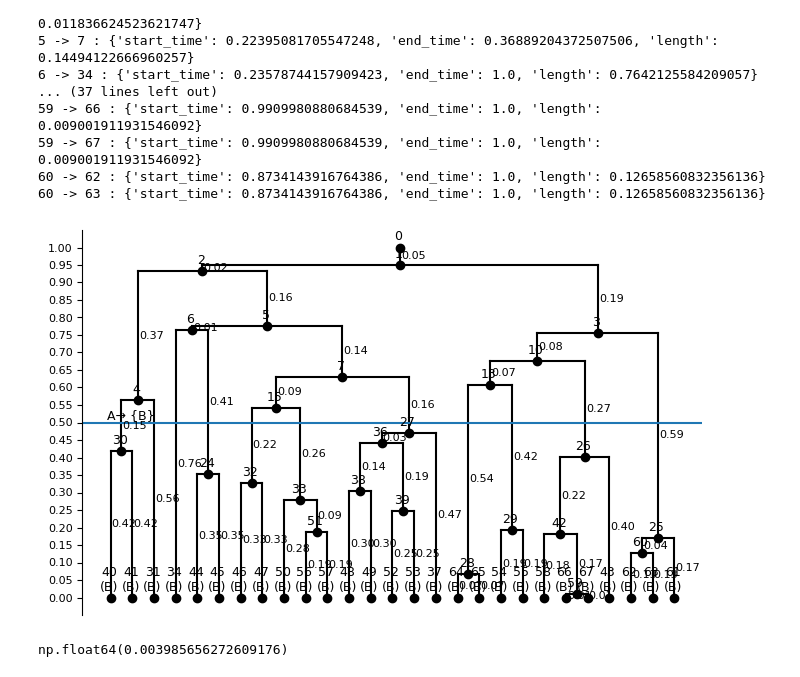
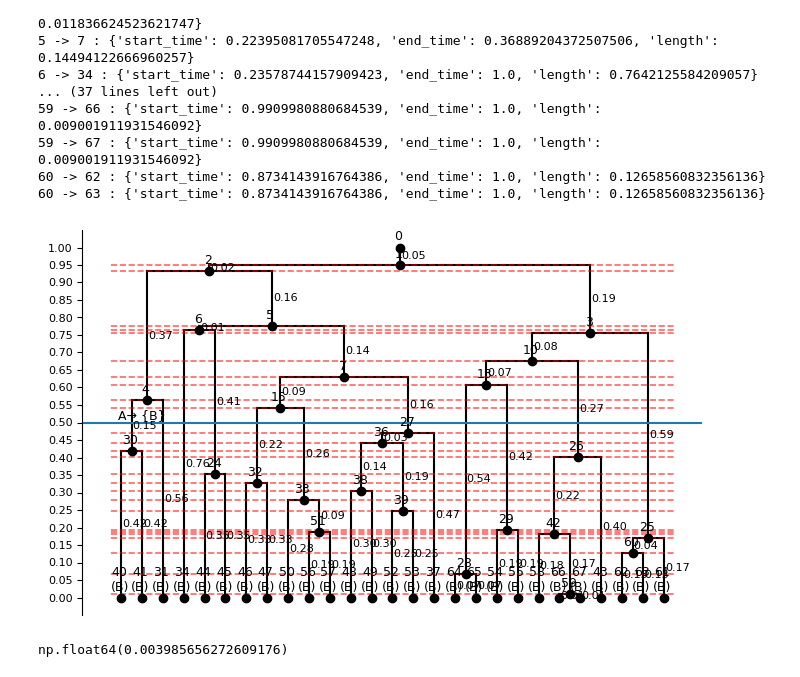
Before and after one commit to sashittal-group/CONCERT, a Jupyter notebook: notebooks/Simulation-2.ipynb, the cells around one changed output. Cells and saved outputs as stored; diff of their text form; code cells hidden in the pictures.

```diff
--- a/notebooks/Simulation-2.ipynb
+++ b/notebooks/Simulation-2.ipynb
@@ -147,6 +147,6 @@ for n in T.nodes(data=True):
 # %%
 from plotters import draw_ultrametric_tree
 # %%
-draw_ultrametric_tree(cell_lineage_T, root=root, diff_T=diff_T)
+draw_ultrametric_tree(cell_lineage_T, root=root, diff_T=diff_T, draw_birth_event_lines=True)
 # %% [output]
-[figure, old version]
+[figure, new version]
```
Also changed, not shown: parts of 3 cells of this notebook, 2 other files.
